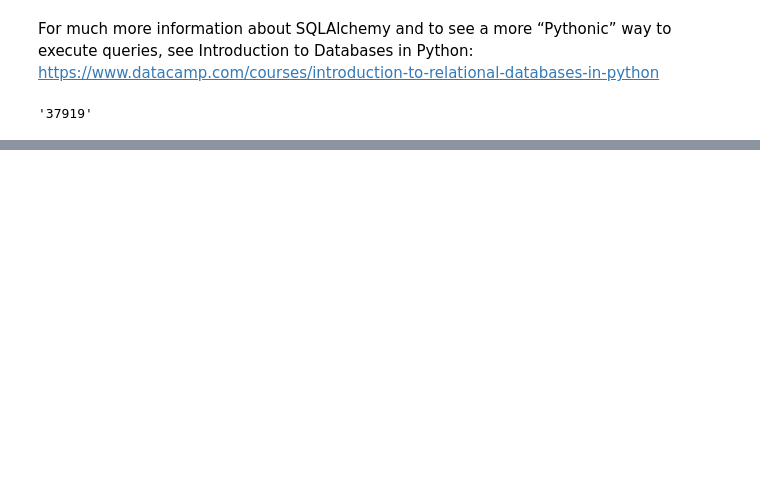
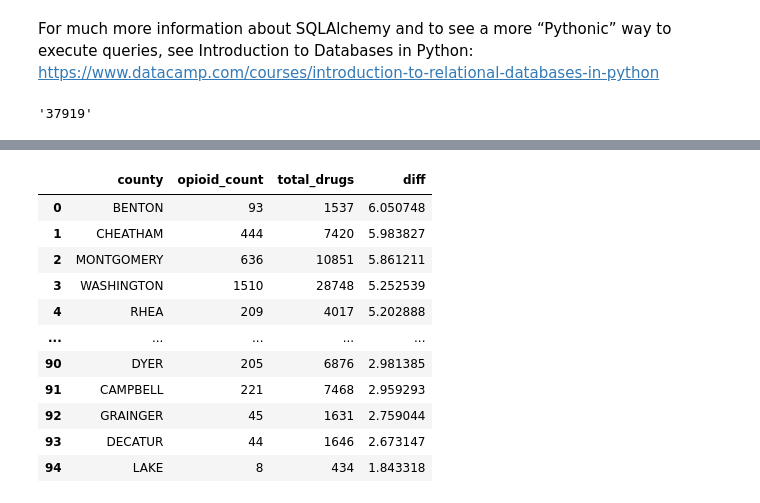
Before and after one commit to NSS-Data-Analytics-Cohort-13/prescribers-python-project-a-christmas-story, a Jupyter notebook: notebooks/prescribers.ipynb, the cells around one changed output, grey strips where cells are left out. Drawn from its saved outputs; the diff is of its cells as text; code cells hidden in the pictures; blank space fills up the shorter version.

```diff
--- a/notebooks/prescribers.ipynb
+++ b/notebooks/prescribers.ipynb
@@ -52,0 +58,81 @@ people.head()['nppes_provider_zip5'].max()
+# %%
+##QUESTION 1:
+
+query1 = """
+WITH cte1 AS (
+    SELECT
+        COUNT(d.opioid_drug_flag) AS opioid_count,
+        f.county
+    FROM
+        prescription AS pres
+    INNER JOIN
+        drug AS d
+        ON pres.drug_name = d.drug_name
+    INNER JOIN
+        prescriber AS pr
+        ON pres.npi = pr.npi
+    INNER JOIN
+        zip_fips AS z
+        ON pr.nppes_provider_zip5 = z.zip
+    INNER JOIN
+        fips_county AS f
+        ON z.fipscounty = f.fipscounty
+    WHERE
+        d.opioid_drug_flag = 'Y' AND f.state = 'TN'
+    GROUP BY
+        f.county
+),
+cte2 AS (
+    SELECT
+        COUNT(*) AS total_drugs,
+        f.county
+    FROM
+        prescription AS pres
+    INNER JOIN
+        drug AS d
+        ON pres.drug_name = d.drug_name
+    INNER JOIN
+        prescriber AS pr
+        ON pres.npi = pr.npi
+    INNER JOIN
+        zip_fips AS z
+        ON pr.nppes_provider_zip5 = z.zip
+    INNER JOIN
+        fips_county AS f
+        ON z.fipscounty = f.fipscounty
+    WHERE
+        f.state = 'TN'
+    GROUP BY
+        f.county
+)
+SELECT
+    cte1.county,
+    cte1.opioid_count,
+    cte2.total_drugs,
+    cte1.opioid_count * 100.0 / cte2.total_drugs AS diff
+FROM
+    cte1
+INNER JOIN
+    cte2
+    ON cte1.county = cte2.county
+ORDER BY diff DESC;
+"""
+
+with engine.connect() as connection:
+    q1_results = pd.read_sql(text(query1), con=connection)
+
+# Display the results
+display(q1_results)
+# %% [output]
+|  | county | opioid_count | total_drugs | diff |
+| 0 | BENTON | 93 | 1537 | 6.050748 |
+| 1 | CHEATHAM | 444 | 7420 | 5.983827 |
+| 2 | MONTGOMERY | 636 | 10851 | 5.861211 |
+| 3 | WASHINGTON | 1510 | 28748 | 5.252539 |
+| 4 | RHEA | 209 | 4017 | 5.202888 |
+| ... | ... | ... | ... | ... |
+| 90 | DYER | 205 | 6876 | 2.981385 |
+| 91 | CAMPBELL | 221 | 7468 | 2.959293 |
+| 92 | GRAINGER | 45 | 1631 | 2.759044 |
+| 93 | DECATUR | 44 | 1646 | 2.673147 |
+| 94 | LAKE | 8 | 434 | 1.843318 |
```
Also changed, not shown: parts of 14 cells of this notebook.
